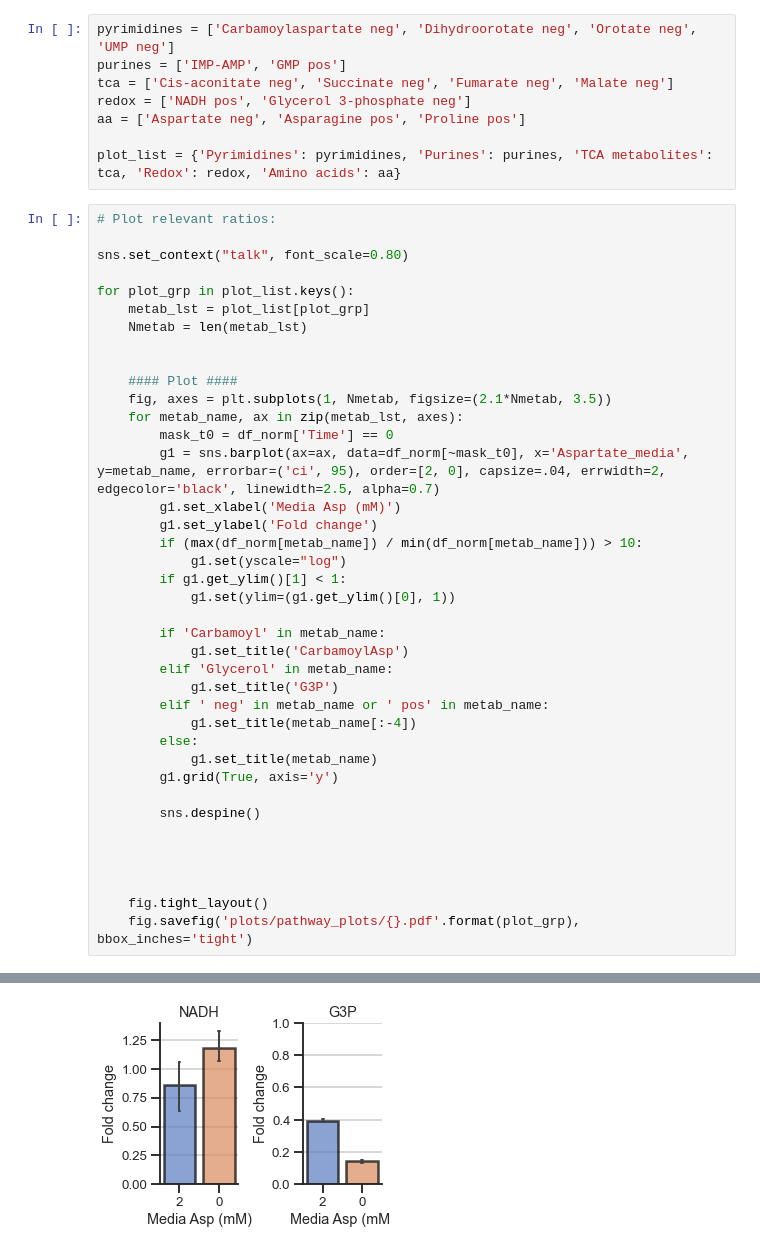
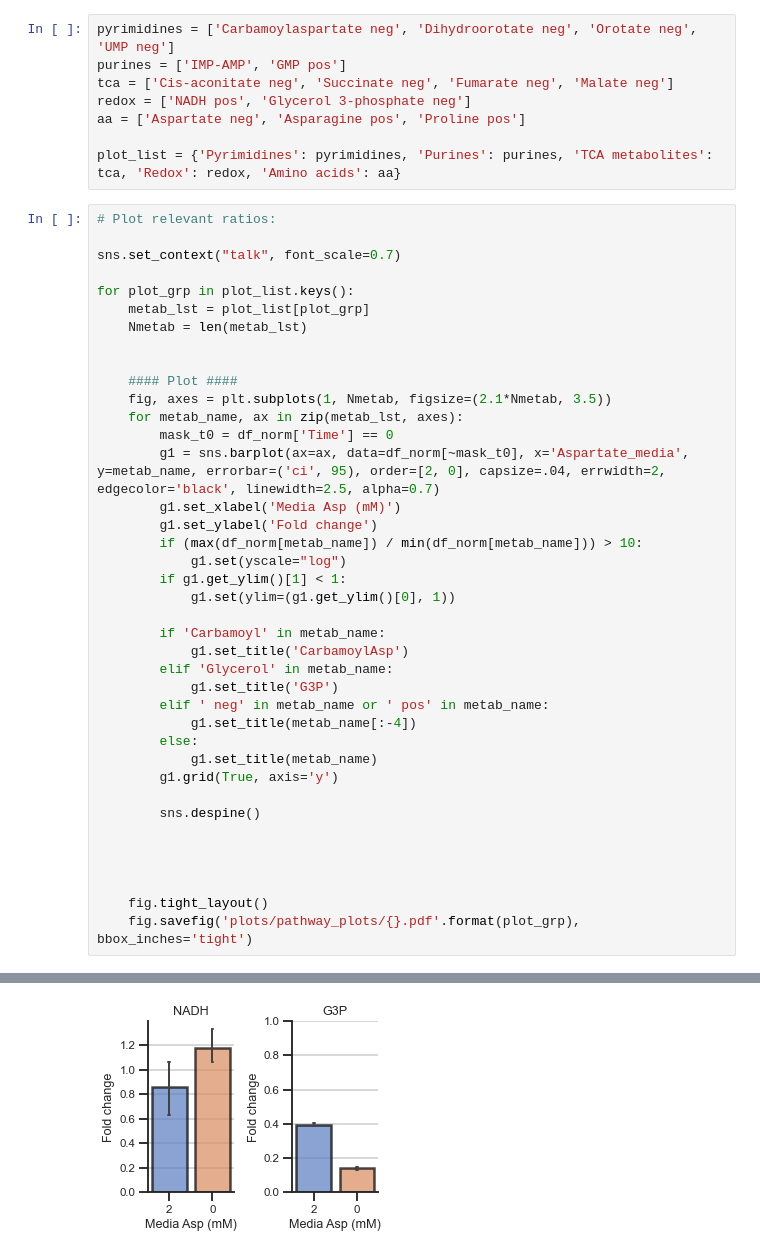
Before and after one commit to krdav/lab-work, a Jupyter notebook: Asp-levels_timeseries/143B-GOT-DKO_Asp-ISR_depletion-levels/data_processing.ipynb, the cells around one changed output, grey strips where cells are left out. Cells and saved outputs as stored; diff of their text form.

```diff
--- a/Asp-levels_timeseries/143B-GOT-DKO_Asp-ISR_depletion-levels/data_processing.ipynb
+++ b/Asp-levels_timeseries/143B-GOT-DKO_Asp-ISR_depletion-levels/data_processing.ipynb
@@ -234,7 +234,7 @@ plot_list = {'Pyrimidines': pyrimidines, 'Purines': purines, 'TCA metabolites':
 # %%
 # Plot relevant ratios:
 
-sns.set_context("talk", font_scale=0.80)
+sns.set_context("talk", font_scale=0.7)
 
 for plot_grp in plot_list.keys():
     metab_lst = plot_list[plot_grp]
@@ -277 +277 @@ for plot_grp in plot_list.keys():
-[figure, old version]
+[figure, new version]
```
Also changed, not shown: parts of 1 cell of this notebook, 5 other files.
